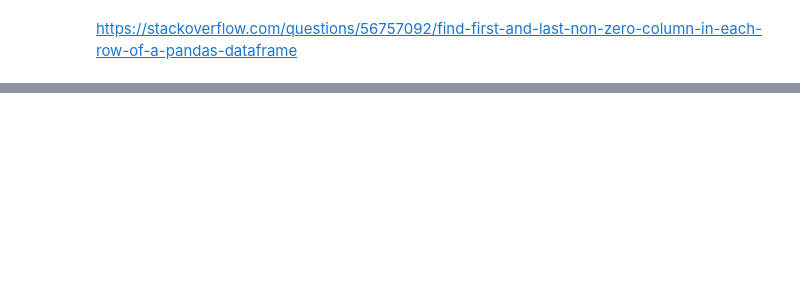
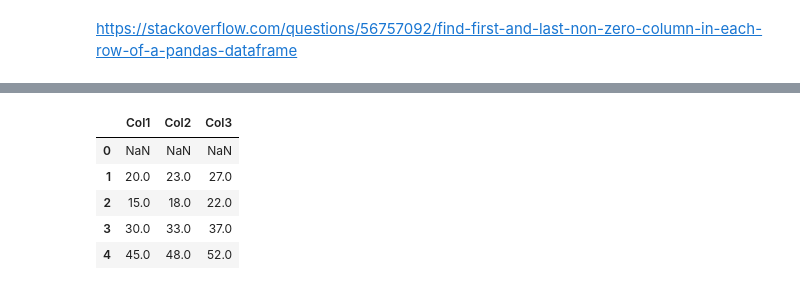
Before and after one commit to HSOFEUP/data-clinics, a Jupyter notebook: Clinic4/clinic4_BlazejDolicki.ipynb, the cells around one changed output, grey strips where cells are left out. Cells and saved outputs as stored; diff of their text form; code cells hidden in the pictures; blank space fills up the shorter version.

```diff
--- a/Clinic4/clinic4_BlazejDolicki.ipynb
+++ b/Clinic4/clinic4_BlazejDolicki.ipynb
@@ -154,0 +124,9 @@ confirmed_per_country
+# %%
+df
+# %% [output]
+|  | Col1 | Col2 | Col3 |
+| 0 | NaN | NaN | NaN |
+| 1 | 20.0 | 23.0 | 27.0 |
+| 2 | 15.0 | 18.0 | 22.0 |
+| 3 | 30.0 | 33.0 | 37.0 |
+| 4 | 45.0 | 48.0 | 52.0 |
```
Also changed, not shown: parts of 19 cells of this notebook.
